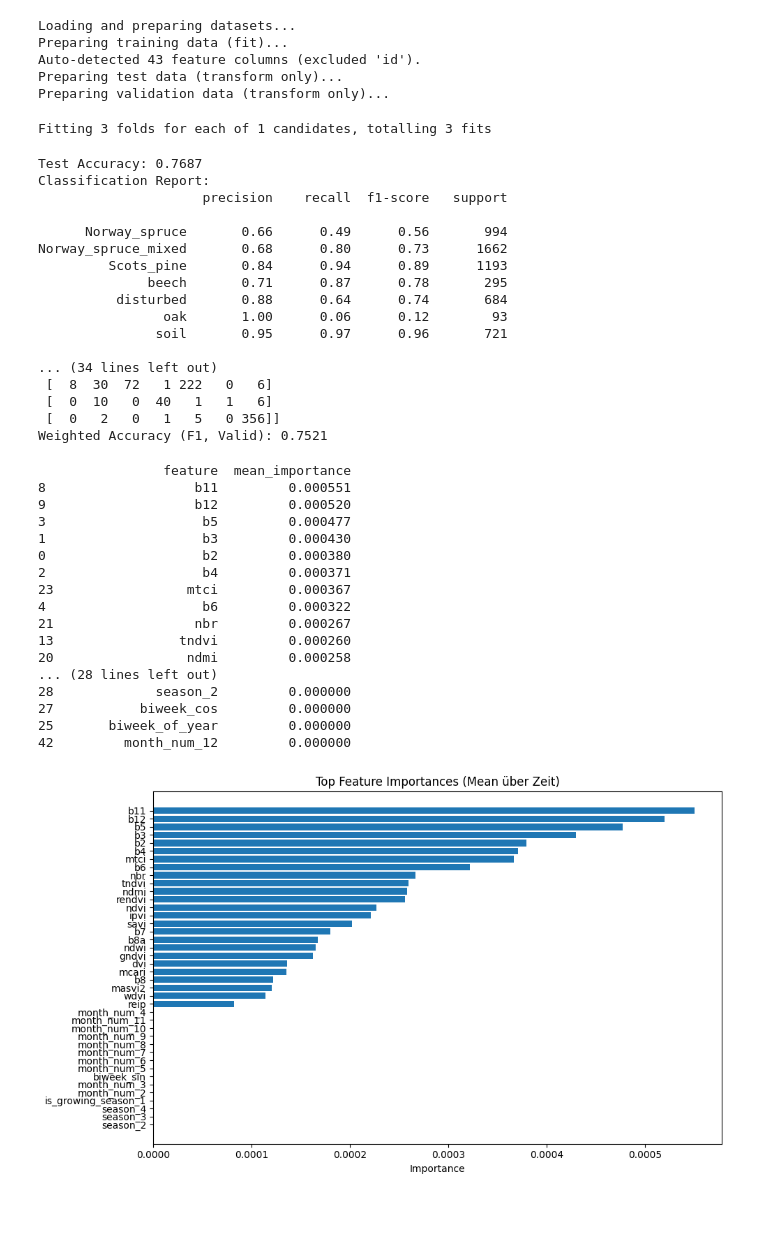
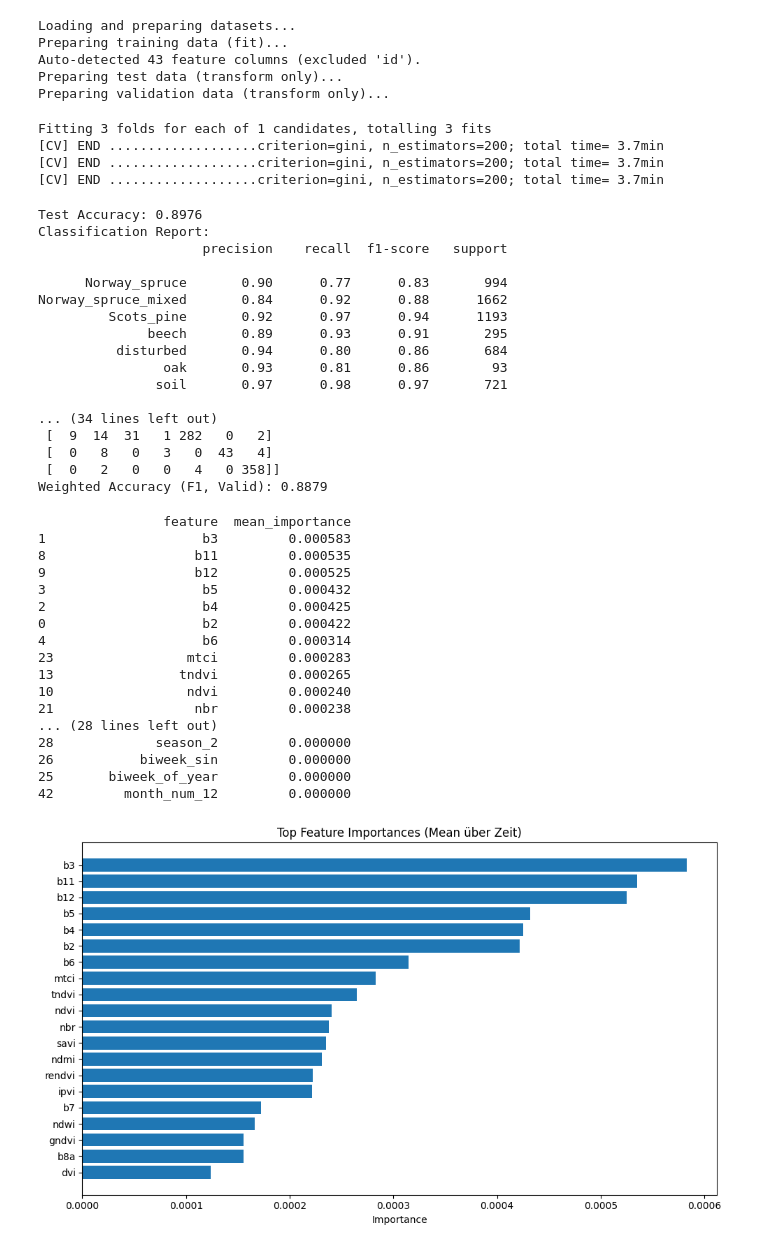
Before and after one commit to RafaelRiesle/tree_classification, a Jupyter notebook: src/models/time_series/ts.ipynb, the cells around one changed output. Cells and saved outputs as stored; diff of their text form; code cells hidden in the pictures; blank space fills up the shorter version.

Commit message:
fix: padding, negative values and split training pyts

```diff
--- a/src/models/time_series/ts.ipynb
+++ b/src/models/time_series/ts.ipynb
@@ -468,30 +467,33 @@ Auto-detected 43 feature columns (excluded 'id').
 Preparing test data (transform only)...
 Preparing validation data (transform only)...
 # %%
-pip.train(param_grid={"n_estimators": [200], "max_depth":[20],
+pip.train(param_grid={"n_estimators": [200],
                 "criterion": ["gini"]})
 # %% [output]
 Fitting 3 folds for each of 1 candidates, totalling 3 fits
+[CV] END ...................criterion=gini, n_estimators=200; total time= 3.7min
+[CV] END ...................criterion=gini, n_estimators=200; total time= 3.7min
+[CV] END ...................criterion=gini, n_estimators=200; total time= 3.7min
 # %%
 pip.evaluate()
 # %% [output]
-Test Accuracy: 0.7687
+Test Accuracy: 0.8976
 Classification Report:
                      precision    recall  f1-score   support
 
-      Norway_spruce       0.66      0.49      0.56       994
-Norway_spruce_mixed       0.68      0.80      0.73      1662
-         Scots_pine       0.84      0.94      0.89      1193
-              beech       0.71      0.87      0.78       295
-          disturbed       0.88      0.64      0.74       684
-                oak       1.00      0.06      0.12        93
-               soil       0.95      0.97      0.96       721
+      Norway_spruce       0.90      0.77      0.83       994
+Norway_spruce_mixed       0.84      0.92      0.88      1662
+         Scots_pine       0.92      0.97      0.94      1193
+              beech       0.89      0.93      0.91       295
+          disturbed       0.94      0.80      0.86       684
+                oak       0.93      0.81      0.86        93
+               soil       0.97      0.98      0.97       721
 
 ... (34 lines left out)
- [  8  30  72   1 222   0   6]
- [  0  10   0  40   1   1   6]
- [  0   2   0   1   5   0 356]]
-Weighted Accuracy (F1, Valid): 0.7521
+ [  9  14  31   1 282   0   2]
+ [  0   8   0   3   0  43   4]
+ [  0   2   0   0   4   0 358]]
+Weighted Accuracy (F1, Valid): 0.8879
 # %%
 # Nach pip.train(...)
 feature_names = pip.dataset_builder.preprocessor.feature_cols
@@ -501,35 +503,35 @@ importances_df = pip.model.get_feature_importances(feature_names, n_timestamps)
 print(importances_df.head(60))  # Zeigt die 20 wichtigsten Features
 # %% [output]
                 feature  mean_importance
-8                   b11         0.000551
-9                   b12         0.000520
-3                    b5         0.000477
-1                    b3         0.000430
-0                    b2         0.000380
-2                    b4         0.000371
-23                 mtci         0.000367
-4                    b6         0.000322
-21                  nbr         0.000267
-13                tndvi         0.000260
-20                 ndmi         0.000258
+1                    b3         0.000583
+8                   b11         0.000535
+9                   b12         0.000525
+3                    b5         0.000432
+2                    b4         0.000425
+0                    b2         0.000422
+4                    b6         0.000314
+23                 mtci         0.000283
+13                tndvi         0.000265
+10                 ndvi         0.000240
+21                  nbr         0.000238
 ... (28 lines left out)
 28             season_2         0.000000
-27           biweek_cos         0.000000
+26           biweek_sin         0.000000
 25       biweek_of_year         0.000000
 42         month_num_12         0.000000
 # %%
 import matplotlib.pyplot as plt
 
-top_n = 40
+top_n = 20
 plt.figure(figsize=(10, 6))
 plt.barh(importances_df["feature"].head(top_n), importances_df["mean_importance"].head(top_n))
 plt.gca().invert_yaxis()
 plt.title("Top Feature Importances (Mean über Zeit)")
 plt.xlabel("Importance")
 plt.tight_layout()
 plt.show()
 # %% [output]
-[figure, old version]
+[figure, new version]
 # %%
 pip.save_model()
 # %%
```
Also changed, not shown: parts of 3 cells of this notebook, 7 other files.
